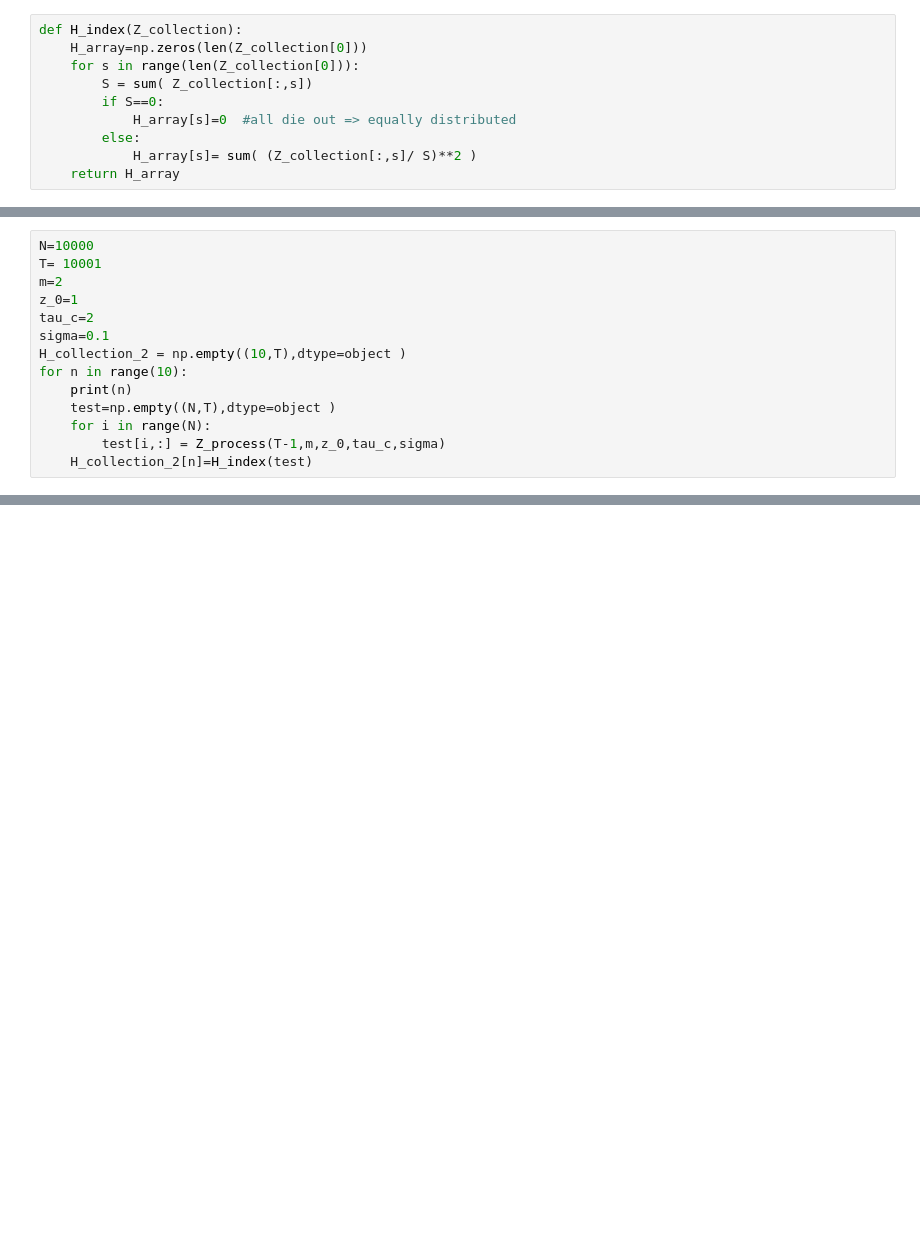
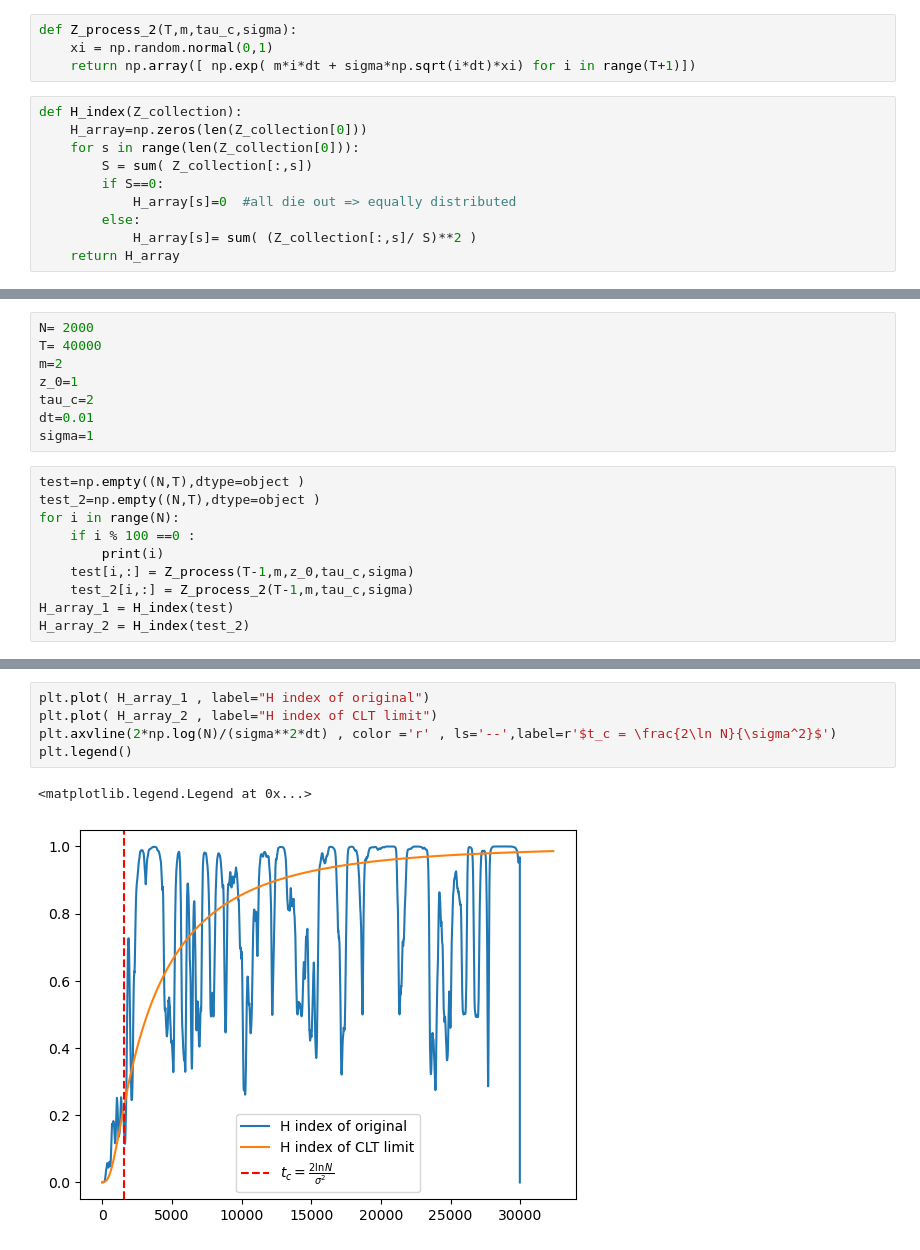
Before and after one commit to std92050/fin_math_110021515, a Jupyter notebook: complex system/Multiplicative_growth_model.ipynb, the cells around one changed output, grey strips where cells are left out. Cells and saved outputs as stored; diff of their text form; blank space fills up the shorter version.

```diff
--- a/complex system/Multiplicative_growth_model.ipynb
+++ b/complex system/Multiplicative_growth_model.ipynb
@@ -76,6 +73,10 @@ def Z_process(T,m,z_0,tau_c,sigma):
         else:
             Z_array[i] = ratio*Z_array[i-1]
     return Z_array
+# %%
+def Z_process_2(T,m,tau_c,sigma):
+    xi = np.random.normal(0,1)
+    return np.array([ np.exp( m*i*dt + sigma*np.sqrt(i*dt)*xi) for i in range(T+1)])
 # %%
 def H_index(Z_collection):
     H_array=np.zeros(len(Z_collection[0]))
@@ -92,14 +97,0 @@ to more concentrated state. The computation of expected value via Monte-Carol wi
-# %%
-N=10000
-T= 10001
-m=2
-z_0=1
-tau_c=2
-sigma=0.1
-H_collection_2 = np.empty((10,T),dtype=object )
-for n in range(10):
-    print(n)
-    test=np.empty((N,T),dtype=object )
-    for i in range(N):
-        test[i,:] = Z_process(T-1,m,z_0,tau_c,sigma)
-    H_collection_2[n]=H_index(test)
@@ -148,0 +98,18 @@ array([0., 0., 1., 2., 3., 4., 5., 6., 7., 8.])
+# %%
+N= 2000
+T= 40000
+m=2
+z_0=1
+tau_c=2
+dt=0.01
+sigma=1
+# %%
+test=np.empty((N,T),dtype=object )
+test_2=np.empty((N,T),dtype=object )
+for i in range(N):
+    if i % 100 ==0 :
+        print(i)
+    test[i,:] = Z_process(T-1,m,z_0,tau_c,sigma)
+    test_2[i,:] = Z_process_2(T-1,m,tau_c,sigma)
+H_array_1 = H_index(test)
+H_array_2 = H_index(test_2)
@@ -148,0 +137,8 @@ array([0., 0., 1., 2., 3., 4., 5., 6., 7., 8.])
+# %%
+plt.plot( H_array_1 , label="H index of original")
+plt.plot( H_array_2 , label="H index of CLT limit")
+plt.axvline(2*np.log(N)/(sigma**2*dt) , color ='r' , ls='--',label=r'$t_c = \frac{2\ln N}{\sigma^2}$')
+plt.legend()
+# %% [output]
+<matplotlib.legend.Legend at 0x...>
+[figure, added]
```
Also changed, not shown: parts of 17 cells of this notebook.
